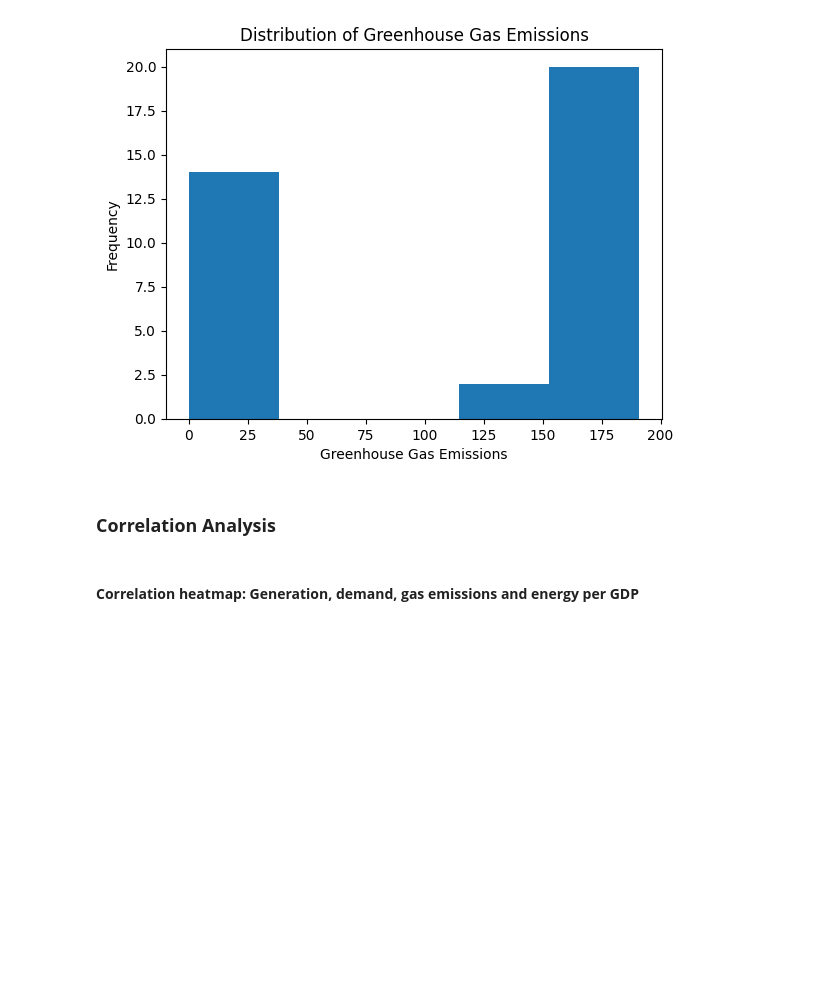
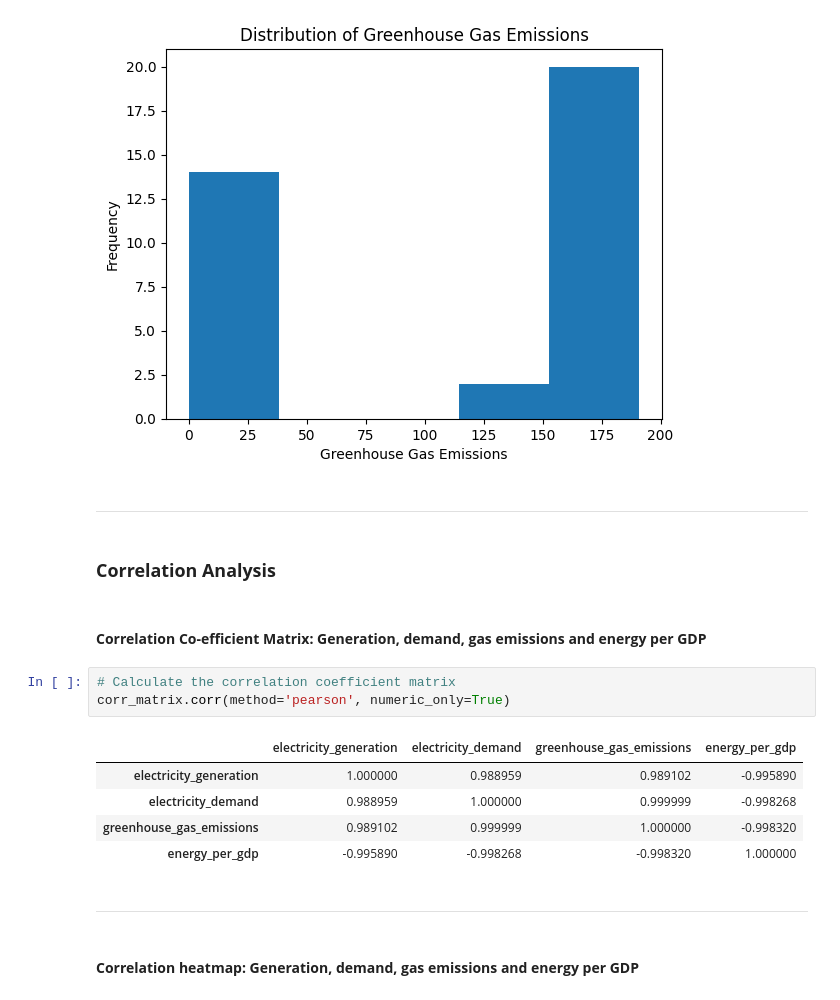
Before and after one commit to natashaely/RenewableEnergySA, a Jupyter notebook: renewable_energy_south_africa_EDA.ipynb, the cells around one changed output. Saved outputs shown, nothing was run; the diff lists cells and outputs as text; blank space fills up the shorter version.

```diff
--- a/renewable_energy_south_africa_EDA.ipynb
+++ b/renewable_energy_south_africa_EDA.ipynb
@@ -316,8 +316,27 @@ plt.title('Distribution of Greenhouse Gas Emissions')
 plt.show()
 # %% [output]
 [figure]
+# %% [markdown]
+
+
+---
 # %% [markdown]
 ### **Correlation Analysis**
+# %% [markdown]
+#### **Correlation Co-efficient Matrix: Generation, demand, gas emissions and energy per GDP**
+# %%
+# Calculate the correlation coefficient matrix
+corr_matrix.corr(method='pearson', numeric_only=True)
+# %% [output]
+|  | electricity_generation | electricity_demand | greenhouse_gas_emissions | energy_per_gdp |
+| electricity_generation | 1.000000 | 0.988959 | 0.989102 | -0.995890 |
+| electricity_demand | 0.988959 | 1.000000 | 0.999999 | -0.998268 |
+| greenhouse_gas_emissions | 0.989102 | 0.999999 | 1.000000 | -0.998320 |
+| energy_per_gdp | -0.995890 | -0.998268 | -0.998320 | 1.000000 |
+# %% [markdown]
+
+
+---
 # %% [markdown]
 #### **Correlation heatmap: Generation, demand, gas emissions and energy per GDP**
 # %%
```
Also changed, not shown: parts of 4 cells of this notebook.
